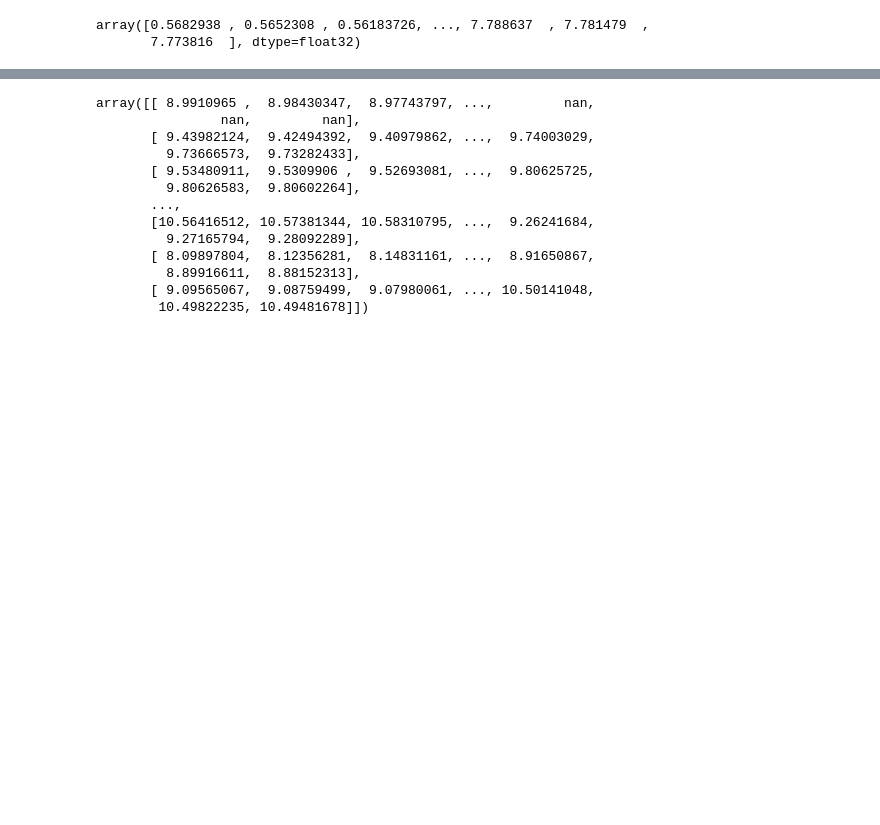
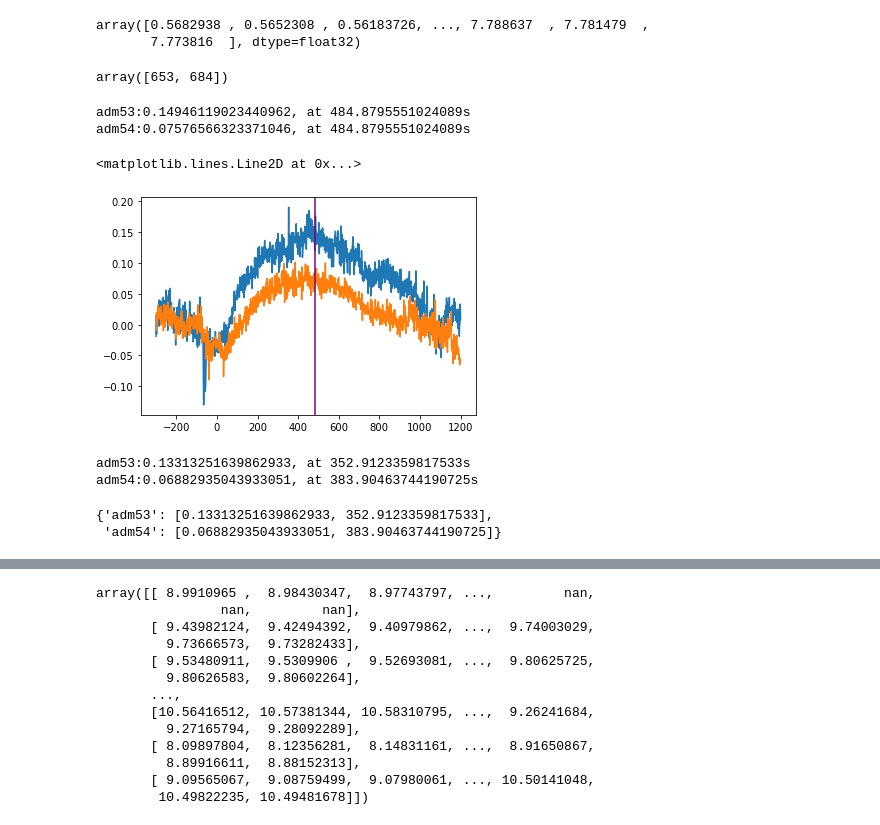
Before and after one commit to vargas-pi/photometry-scripts, a Jupyter notebook: testing/sample_notebook.ipynb, the cells around one changed output, grey strips where cells are left out. Cells and saved outputs as stored; diff of their text form; code cells hidden in the pictures; blank space fills up the shorter version.

Commit message:
save csvs of results, simplify binning, get auc

```diff
--- a/testing/sample_notebook.ipynb
+++ b/testing/sample_notebook.ipynb
@@ -21,0 +14,22 @@ a=loaded_analysis('analysis_adm225_ala124_ala222_ala164_adm173_ala177_adm227_ala
+# %%
+a=load_analysis('/Users/nathanielnyema/Downloads/photometry-scripts/analyses/analysis_adm53_adm54.npy')
+# %%
+self=a
+self.t_prestim+np.nanargmax(self.all_490[:,self.t_prestim:],axis=1)
+# %% [output]
+array([653, 684])
+# %%
+py.plot(a.t,a.all_490.T)
+py.axvline(a.mean_peak_df_f('max')['adm54'][1],color='purple')
+# %% [output]
+adm53:0.14946119023440962, at 484.8795551024089s
+adm54:0.07576566323371046, at 484.8795551024089s
+<matplotlib.lines.Line2D at 0x...>
+[figure, added]
+# %%
+a.ind_peak_df_f('max',save=True)
+# %% [output]
+adm53:0.13313251639862933, at 352.9123359817533s
+adm54:0.06882935043933051, at 383.90463744190725s
+{'adm53': [0.13313251639862933, 352.9123359817533],
+ 'adm54': [0.06882935043933051, 383.90463744190725]}
```
Also changed, not shown: parts of 19 cells of this notebook, 2 other files.
